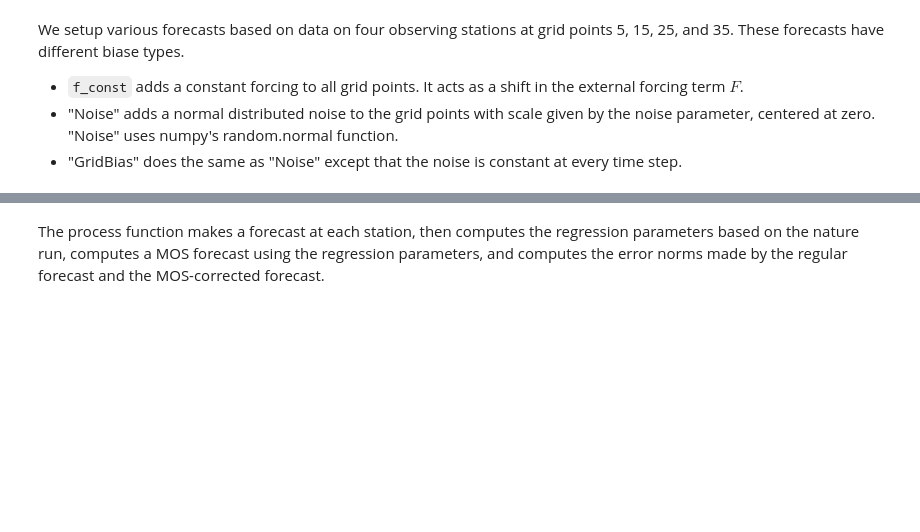
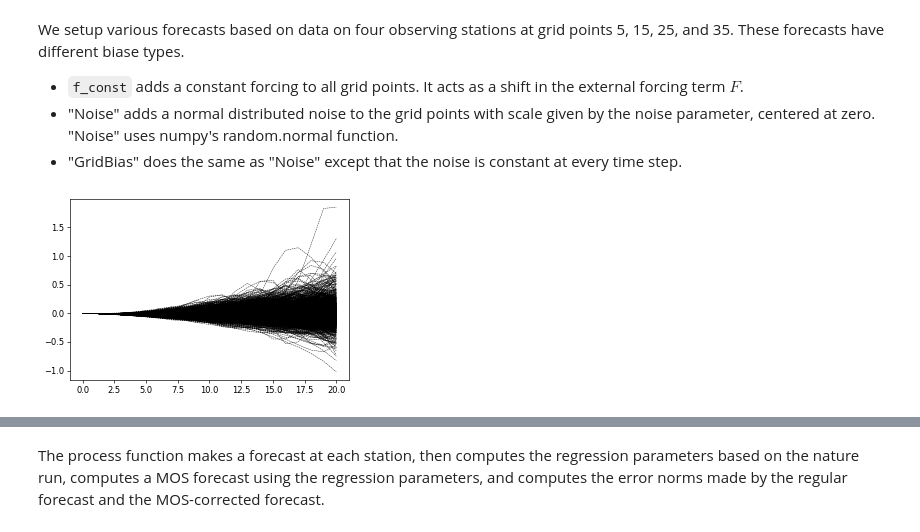
Before and after one commit to anilzen/adaptive_regression, a Jupyter notebook: code/Lorenz.ipynb, the cells around one changed output, grey strips where cells are left out. Saved outputs shown, nothing was run; the diff lists cells and outputs as text; code cells hidden in the pictures; blank space fills up the shorter version.

Commit message:
Simplify lorenz and forecast models.

```diff
--- a/code/Lorenz.ipynb
+++ b/code/Lorenz.ipynb
@@ -54,6 +51,6 @@ We setup various forecasts based on data on four observing stations at grid poin
 - "GridBias" does the same as "Noise" except that the noise is constant at every time step.
 # %%
 stations = np.array([5,15,25,35])
-constant =Forecast(total_days, forecast_days, Truth=Nature.sol, stations=stations, bias=3., pert_type="Bias")
-noise    =Forecast(total_days, forecast_days, Truth=Nature.sol, stations=stations, bias=0., noise = 8., pert_type="Noise")
-gridbias =Forecast(total_days, forecast_days, Truth=Nature.sol, stations=stations, bias=0., noise = 8., pert_type="GridBias")
+constant =Forecast(Nature=Nature.sol, stations=stations, forecast_days=forecast_days,forcing=f_const)
+spatial =Forecast(Nature=Nature.sol, stations=stations, forecast_days=forecast_days,forcing=f_spat)
+random =Forecast(Nature=Nature.sol, stations=stations, forecast_days=forecast_days,forcing=f_random)
@@ -59,0 +61,5 @@ gridbias =Forecast(total_days, forecast_days, Truth=Nature.sol, stations=station
+# %%
+for k in range(constant.nature_days-forecast_days):
+    plt.plot(Nature.sol[4*k:4*k+4*forecast_days+1,stations[0]]-constant.station_forecast[k,:,0],'k--',lw=0.5)
+# %% [output]
+[figure, added]
```
Also changed, not shown: parts of 7 cells of this notebook, 3 other files.
